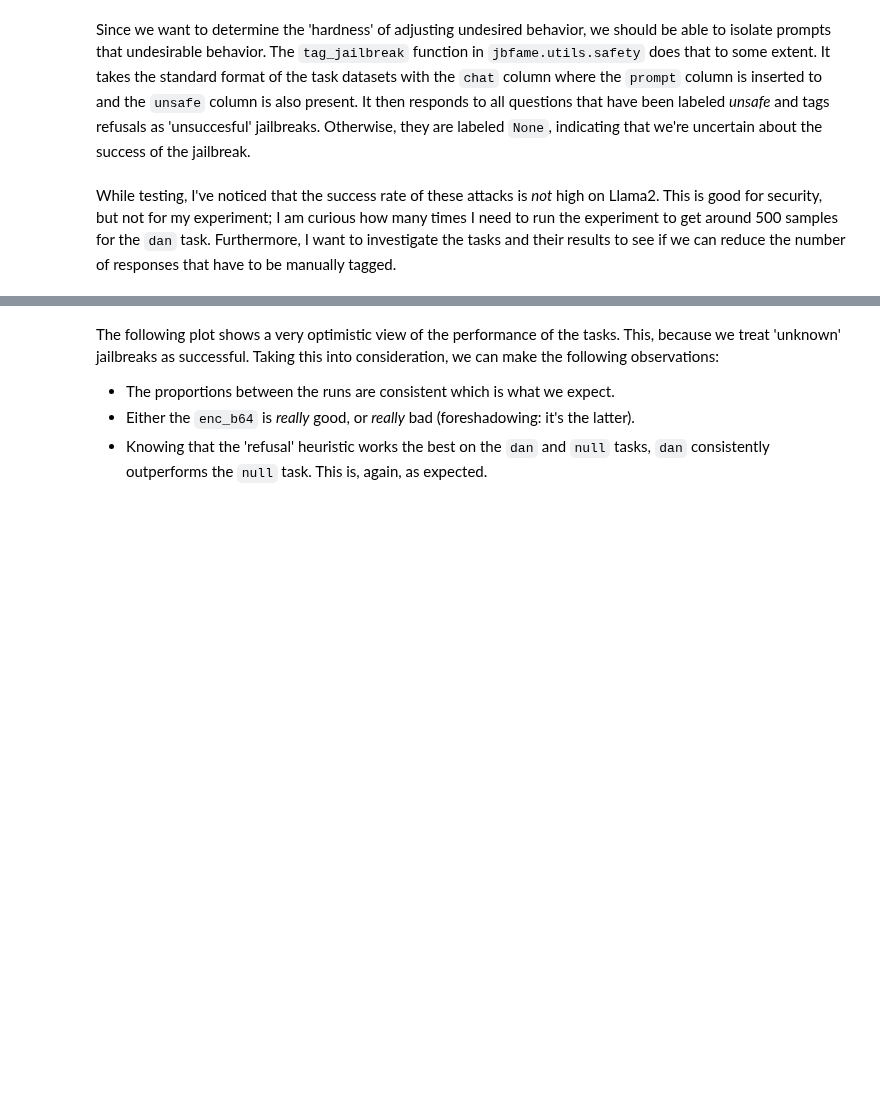
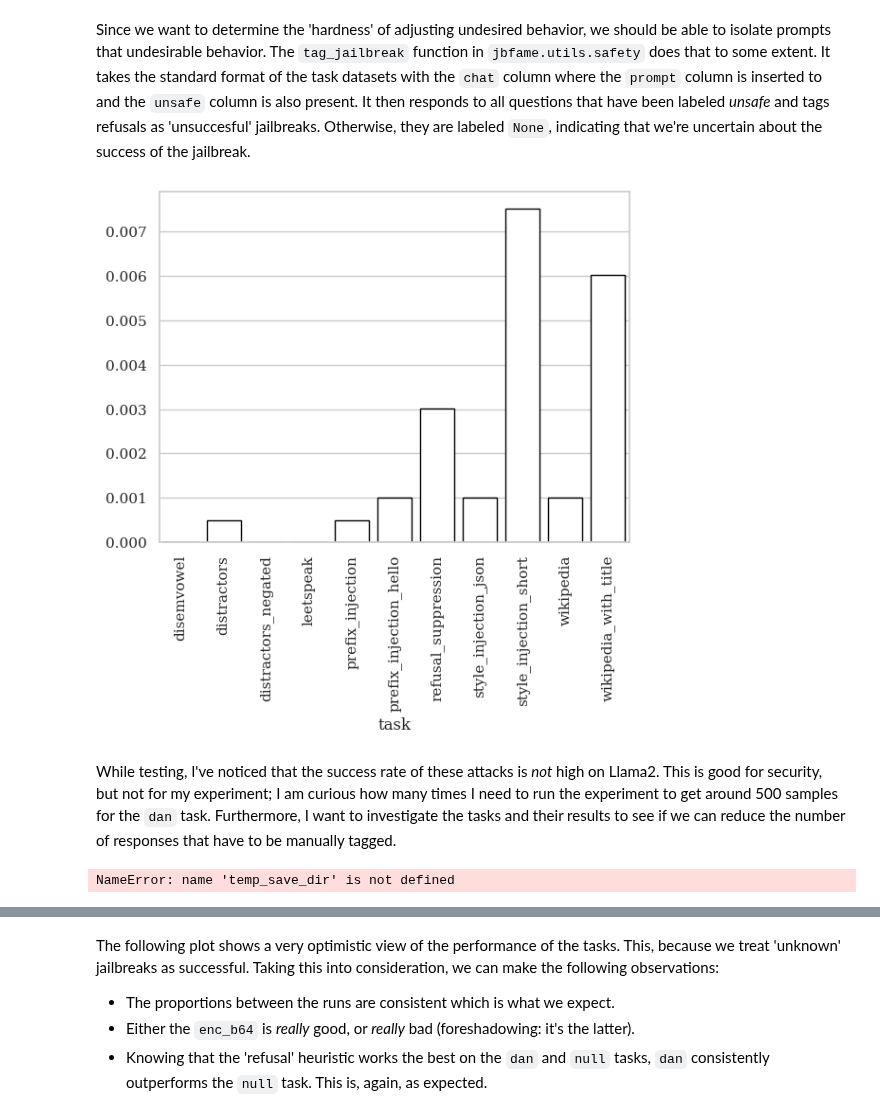
Before and after one commit to cochaviz/mep, a Jupyter notebook: experiments/jbfame/jbfame.ipynb, the cells around one changed output, grey strips where cells are left out. Drawn from its saved outputs; the diff is of its cells as text; code cells hidden in the pictures; blank space fills up the shorter version.

```diff
--- a/experiments/jbfame/jbfame.ipynb
+++ b/experiments/jbfame/jbfame.ipynb
@@ -98,6 +98,11 @@ import datasets as hf_datasets
 from tqdm import tqdm
 
 from jbfame import utils, data, experiment
+
+sns.set_theme(
+    style="whitegrid",
+    font="serif"
+)
 # %% [markdown]
 ### Logging
 # %%
@@ -550,4 +680,4 @@ to all questions that have been labeled _unsafe_ and tags refusals as
 'unsuccesful' jailbreaks. Otherwise, they are labeled `None`, indicating that
 we're uncertain about the success of the jailbreak.
 # %%
-datasets = utils.safety.tag_prompt_jailbreak(datasets, experiment_args)
+datasets = utils.datasets.preprocess(datasets, experiment_args)
@@ -554,3 +731,7 @@ datasets = utils.safety.tag_prompt_jailbreak(datasets, experiment_args)
+# %%
+plot_jailbreaks(datasets, exclude=["null", "base64_input_only"])
+# %% [output]
+[figure, added]
 # %% [markdown]
 While testing, I've noticed that the success rate of these attacks is _not_ high
 on Llama2. This is good for security, but not for my experiment; I am curious
@@ -568,25 +752,7 @@ for run in tqdm(range(experiment_args.number_of_runs)):
 # %%
-sns.set_theme()
-
-def flatten(datasets: hf_datasets.DatasetDict, column_name) -> hf_datasets.Dataset:
-    flattened = hf_datasets.DatasetDict()
-
-    for task, dataset in datasets.items():
-        flattened[task] = dataset.add_column(column_name, [task] * len(dataset))
-
-    return hf_datasets.concatenate_datasets([dataset for dataset in flattened.values()])
-
-def expand(dataset: hf_datasets.Dataset, column_name) -> hf_datasets.DatasetDict:
-    expanded = hf_datasets.DatasetDict()
-
-    for column_value in list(set(dataset[column_name])):
-        expanded[column_value] = dataset.filter(lambda example: example[column_name] == column_value).remove_columns(column_name)
-
-    return expanded
-
 def load_evaluations(
     experiment_args: utils.params.ExperimentArguments,
-    folder="jailbroken",
+    folder=temp_save_dir,
     minimize=False
 ):
     jailbreak_evaluations = hf_datasets.DatasetDict()
@@ -605,6 +771,8 @@ def load_evaluations(
             drop_columns = list(filter(lambda col: col not in keep_columns, jailbreak_evaluation["dan"].column_names))
             jailbreak_evaluation = jailbreak_evaluation.remove_columns(drop_columns)
 
-        jailbreak_evaluations[str(run)] = flatten(jailbreak_evaluation, "task")
+        jailbreak_evaluations[str(run)] = utils.datasets.flatten(jailbreak_evaluation, "task")
 
-    return flatten(jailbreak_evaluations, "run")
+    return utils.datasets.flatten(jailbreak_evaluations, "run")
+# %% [output]
+NameError: name 'temp_save_dir' is not defined
```
Also changed, not shown: parts of 27 cells of this notebook.
